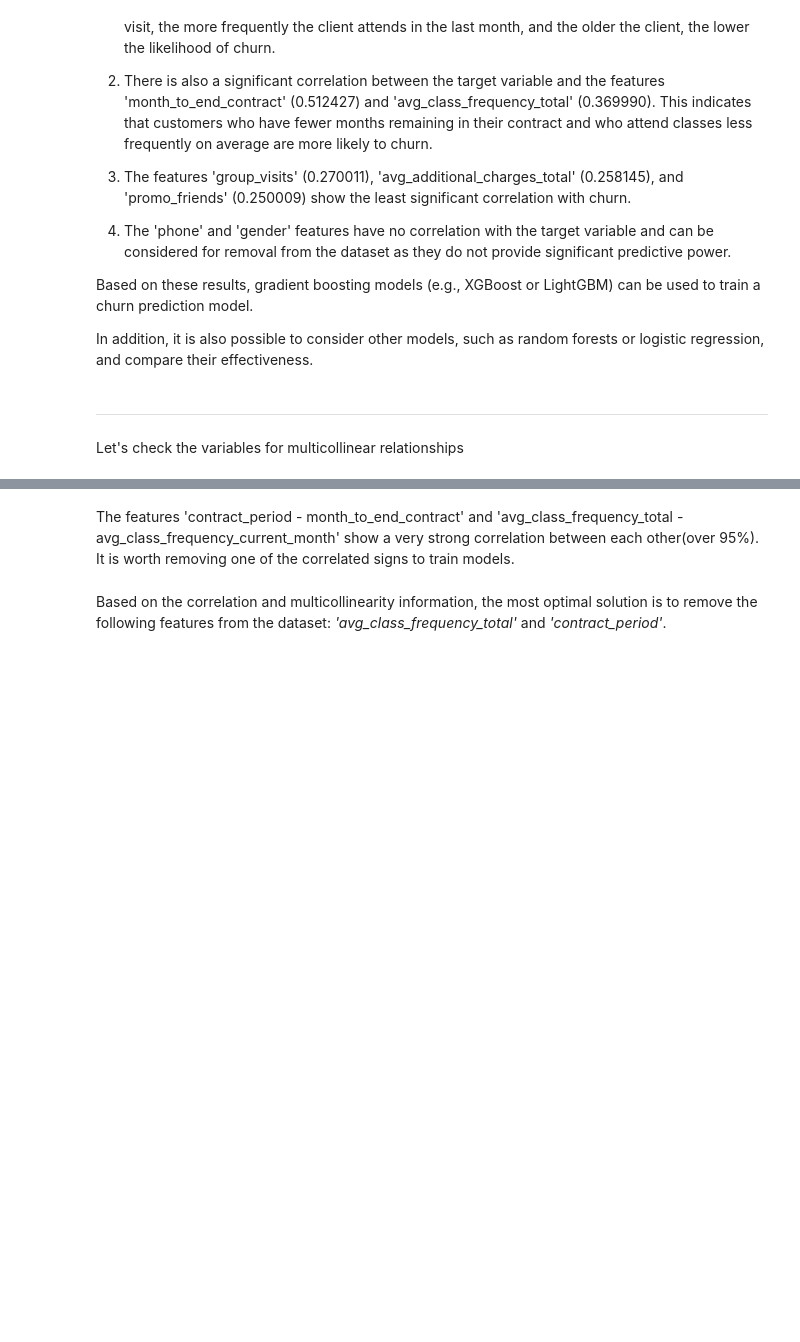
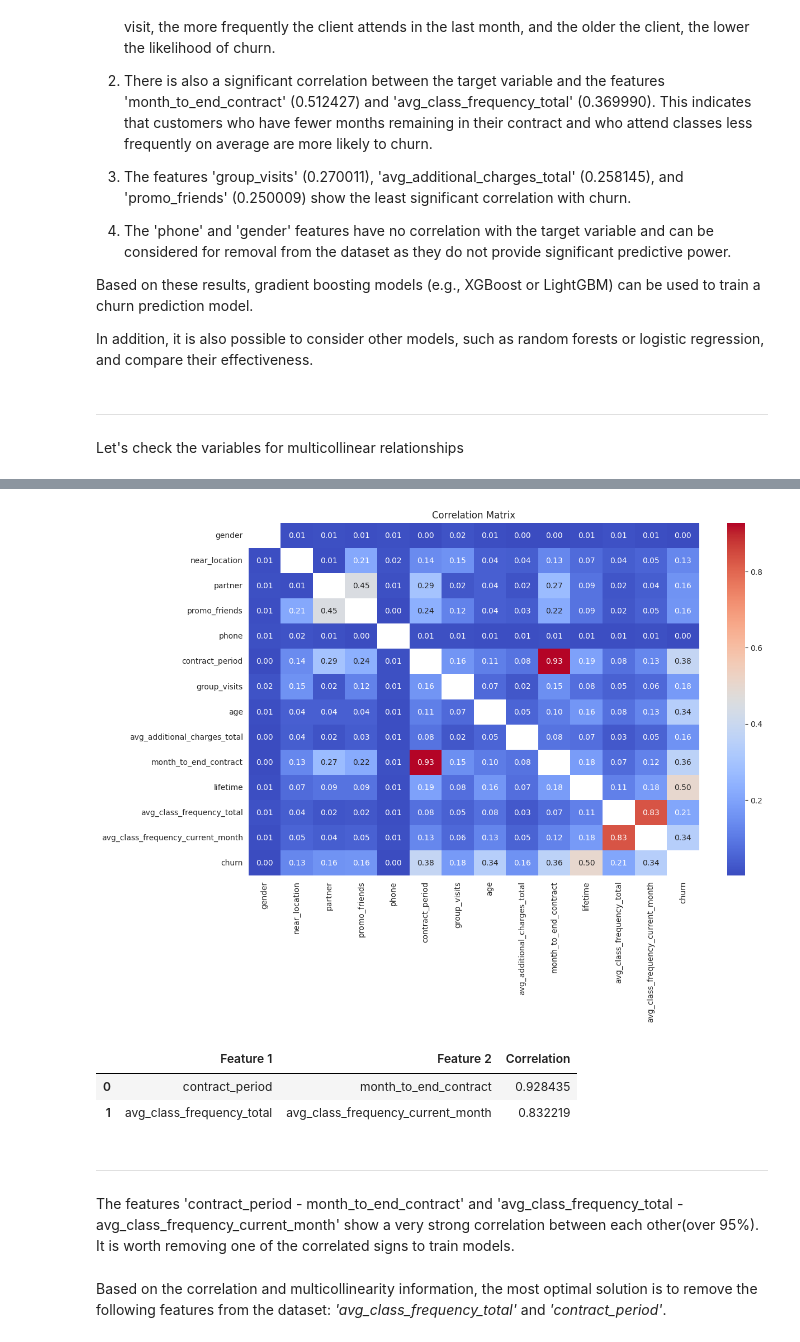
Before and after one commit to dkalenov/Gym-Customer-Churn-Prediction, a Jupyter notebook: Gym_Customer_Churn_Prediction.ipynb, the cells around one changed output, grey strips where cells are left out. Cells and saved outputs as stored; diff of their text form; code cells hidden in the pictures; blank space fills up the shorter version.

```diff
--- a/Gym_Customer_Churn_Prediction.ipynb
+++ b/Gym_Customer_Churn_Prediction.ipynb
@@ -724,5 +745,19 @@ find_multicollinearity(df, sort_method='phik', threshold=0.7)
+# %%
+find_multicollinearity(data, sort_method='kendall', threshold=0.7)
+# %% [output]
+[figure, added]
+|  | Feature 1 | Feature 2 | Correlation |
+| 0 | contract_period | month_to_end_contract | 0.928435 |
+| 1 | avg_class_frequency_total | avg_class_frequency_current_month | 0.832219 |
 # %% [markdown]
-The features 'contract_period - month_to_end_contract' and 'avg_class_frequency_total - avg_class_frequency_current_month' show a very strong correlation between each other(over 95%). It is worth removing one of the correlated signs to train models.
+
+
+---
+
+
+
+The features 'contract_period - month_to_end_contract' and
+'avg_class_frequency_total - avg_class_frequency_current_month' show a very strong correlation between each other(over 95%). It is worth removing one of the correlated signs to train models.
 # %% [markdown]
 Based on the correlation and multicollinearity information, the most optimal solution is to remove the following features from the dataset: *'avg_class_frequency_total'* and *'contract_period'*.
 # %% [markdown]
```
Also changed, not shown: parts of 49 cells of this notebook.
